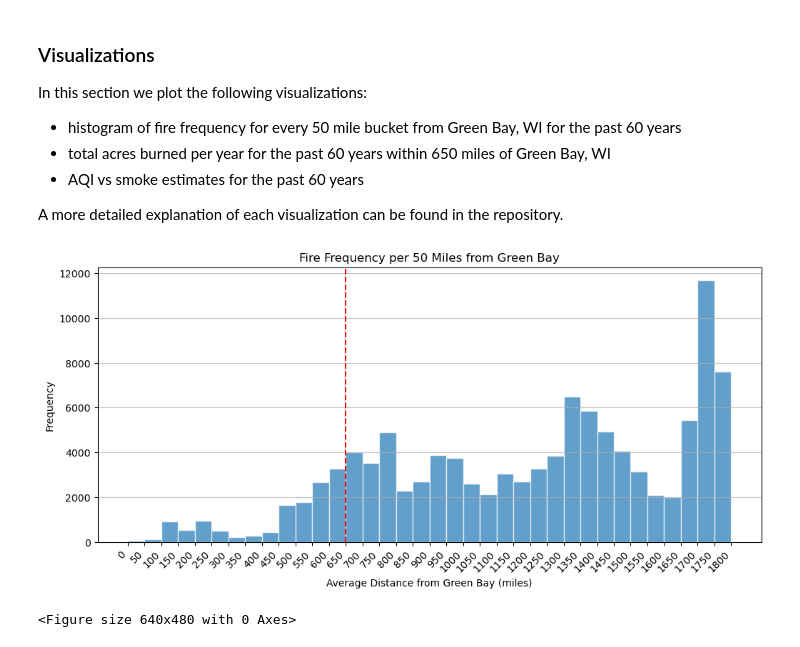
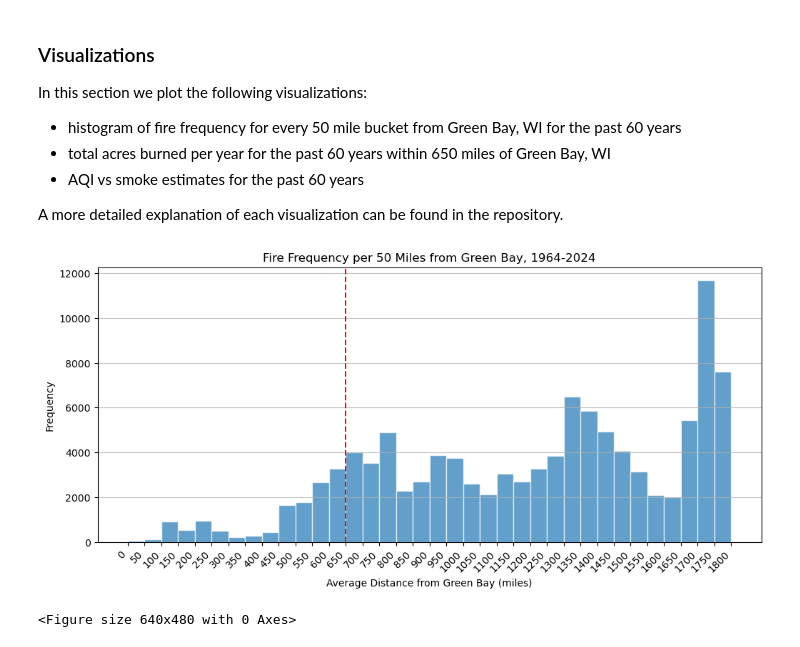
Before and after one commit to ezhang17/wildfire-analysis, a Jupyter notebook: common_analysis.ipynb, the cells around one changed output. Drawn from its saved outputs; the diff is of its cells as text; code cells hidden in the pictures.

Commit message:
edit vis title

```diff
--- a/common_analysis.ipynb
+++ b/common_analysis.ipynb
@@ -1062,22 +1062,22 @@ A more detailed explanation of each visualization can be found in the repository
 # %%
 # fire frequency histogram
 fire_data_hist = fire_data[fire_data['Average Distance to City'] <= 1800]
 bins = list(range(0, 1801, 50))
 
 plt.figure(figsize=(12, 5))
 
 plt.hist(fire_data_hist['Average Distance to City'], bins=bins, edgecolor='white', alpha=0.7)
 
 plt.axvline(x=650, color='red', linestyle='--', label='Smoke Estimate Cut-off')
 plt.xlabel(f"Average Distance from {CITY_LOCATIONS['green_bay']['city']} (miles)")
 plt.ylabel('Frequency')
-plt.title(f"Fire Frequency per 50 Miles from {CITY_LOCATIONS['green_bay']['city']}")
+plt.title(f"Fire Frequency per 50 Miles from {CITY_LOCATIONS['green_bay']['city']}, 1964-2024")
 plt.xticks(bins, rotation=45, ha='right')
 plt.grid(axis='y', alpha=0.75)
 
 plt.show()
 # %% [output]
-[figure, old version]
+[figure, new version]
 # %%
 # time series graph of total acres burned per year for the fires occurring in the specified distance from your city.
 fire_acres_by_year = fire_near_city.groupby('Fire_Year', as_index = False).agg({'Fire_Size_Acres': 'sum'})
```
